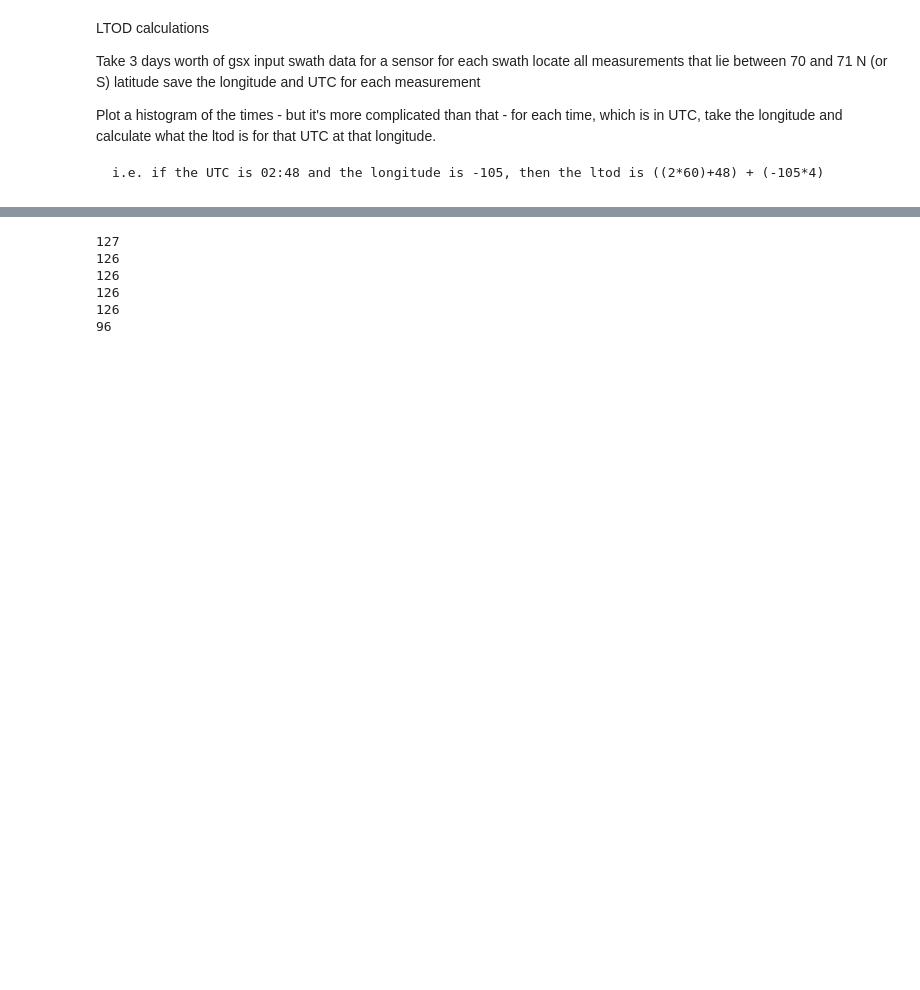
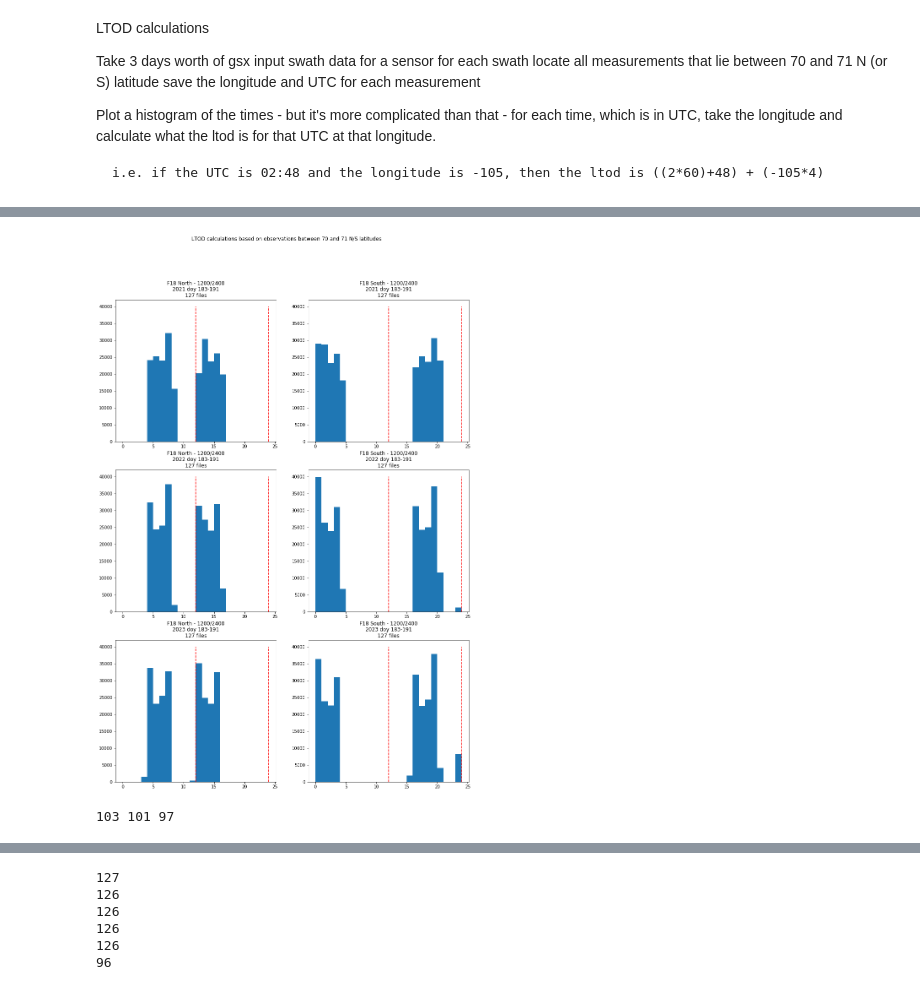
Before and after one commit to nsidc/pmesdr, a Jupyter notebook: ipython_notebooks/LTOD calculations.ipynb, the cells around one changed output, grey strips where cells are left out. Saved outputs shown, nothing was run; the diff lists cells and outputs as text; code cells hidden in the pictures; blank space fills up the shorter version.

```diff
--- a/ipython_notebooks/LTOD calculations.ipynb
+++ b/ipython_notebooks/LTOD calculations.ipynb
@@ -83,0 +133,7 @@ def create_ltod(files, lat_min=70., lat_max=71.):
+# %%
+ftn_F18_2022 = create_ltod(F18_2022, lat_min = 70.0, lat_max = 71.0)
+fts_F18_2022 = create_ltod(F18_2022, lat_max = -70.0, lat_min = -71.0)
+ftn_F18_2021 = create_ltod(F18_2021, lat_min = 70.0, lat_max = 71.0)
+fts_F18_2021 = create_ltod(F18_2021, lat_max = -70.0, lat_min = -71.0)
+ftn_F18_2023 = create_ltod(F18_2023, lat_min = 70.0, lat_max = 71.0)
+fts_F18_2023 = create_ltod(F18_2023, lat_max = -70.0, lat_min = -71.0)
@@ -83,0 +153,37 @@ def create_ltod(files, lat_min=70., lat_max=71.):
+# %%
+fig = plt.figure(figsize=(15,21))
+plt.suptitle('LTOD calculations based on observations between 70 and 71 N/S latitudes')
+a = fig.add_subplot(3,2,1)
+plt.hist(ftn_F18_2021,bins=(np.arange(25)))
+plt.plot([24, 24], [0, 40000], color='r', linestyle='--')
+plt.plot([12, 12], [0, 40000], color='r', linestyle='--')
+a.set_title('F18 North - 1200/2400\n2021 doy 183-191\n127 files')
+a = fig.add_subplot(3,2,2)
+plt.hist(fts_F18_2021,bins=(np.arange(25)))
+plt.plot([24, 24], [0, 40000], color='r', linestyle='--')
+plt.plot([12, 12], [0, 40000], color='r', linestyle='--')
+a.set_title('F18 South - 1200/2400\n2021 doy 183-191\n127 files')
+a = fig.add_subplot(3,2,3)
+plt.hist(ftn_F18_2022,bins=(np.arange(25)))
+plt.plot([24, 24], [0, 40000], color='r', linestyle='--')
+plt.plot([12, 12], [0, 40000], color='r', linestyle='--')
+a.set_title('F18 North - 1200/2400\n2022 doy 183-191\n127 files')
+a = fig.add_subplot(3,2,4)
+plt.hist(fts_F18_2022,bins=(np.arange(25)))
+plt.plot([24, 24], [0, 40000], color='r', linestyle='--')
+plt.plot([12, 12], [0, 40000], color='r', linestyle='--')
+a.set_title('F18 South - 1200/2400\n2022 doy 183-191\n127 files')
+a = fig.add_subplot(3,2,5)
+plt.hist(ftn_F18_2023,bins=(np.arange(25)))
+plt.plot([24, 24], [0, 40000], color='r', linestyle='--')
+plt.plot([12, 12], [0, 40000], color='r', linestyle='--')
+a.set_title('F18 North - 1200/2400\n2023 doy 183-191\n127 files')
+a = fig.add_subplot(3,2,6)
+plt.hist(fts_F18_2023,bins=(np.arange(25)))
+plt.plot([24, 24], [0, 40000], color='r', linestyle='--')
+plt.plot([12, 12], [0, 40000], color='r', linestyle='--')
+a.set_title('F18 South - 1200/2400\n2023 doy 183-191\n127 files')
+
+plt.show()
+# %% [output]
+[figure, added]
@@ -83,0 +192,7 @@ def create_ltod(files, lat_min=70., lat_max=71.):
+# %%
+F16_2024 = sort(glob.glob('/scratch/alpine/moha2290/v2_0630_test/F16_GSX/*20240*.nc'))
+F17_2024 = sort(glob.glob('/scratch/alpine/moha2290/v2_0630_test/F17_GSX/*20240*.nc'))
+F18_2024 = sort(glob.glob('/scratch/alpine/moha2290/v2_0630_test/F18_GSX/*20240*.nc'))
+print(len(F16_2024), len(F17_2024), len(F18_2024))
+# %% [output]
+103 101 97
```
Also changed, not shown: parts of 17 cells of this notebook, 1 other file.
